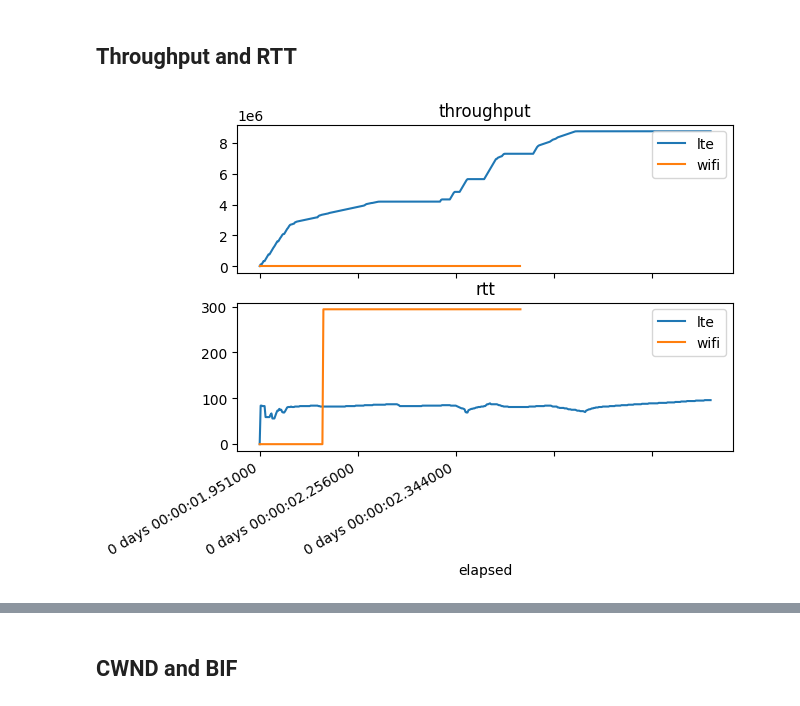
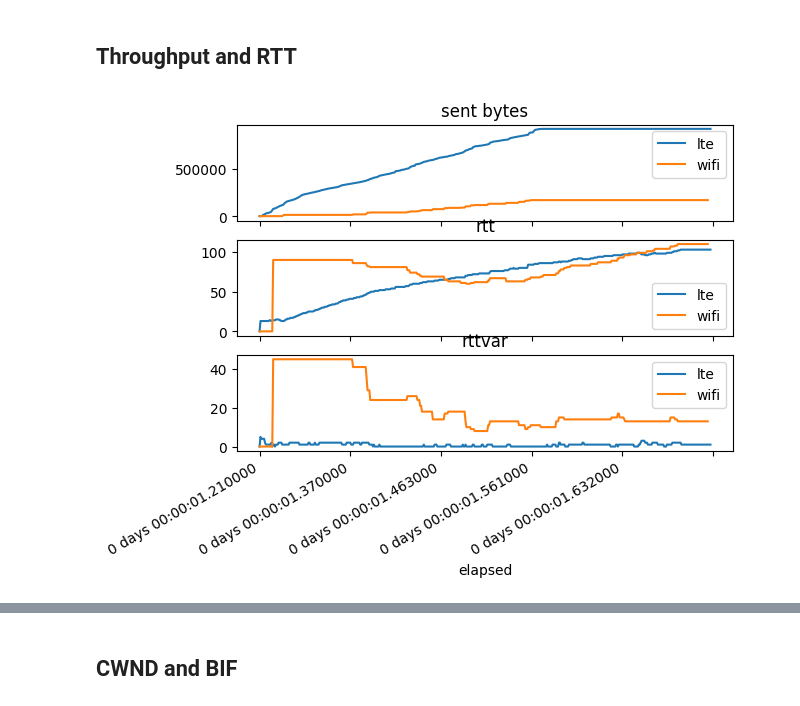
Before and after one commit to jglara/mpquic-rl, a Jupyter notebook: mpquic-analysis.ipynb, the cells around one changed output, grey strips where cells are left out. Saved outputs shown, nothing was run; the diff lists cells and outputs as text; code cells hidden in the pictures.

Commit message:
Added client stats

```diff
--- a/mpquic-analysis.ipynb
+++ b/mpquic-analysis.ipynb
@@ -54,21 +54,28 @@ stats.head()
 # %% [markdown]
 ## Throughput and RTT
 # %%
-figure,axis =plt.subplots(2,1)
+figure,axis =plt.subplots(3,1)
 
 
-stats[stats["path"] == "lte"]["sent_bits"].plot(label="lte",ax=axis[0])
-stats[stats["path"] == "wifi"]["sent_bits"].plot(label="wifi",ax=axis[0])
+stats[stats["path"] == "lte"]["sent_bytes"].plot(label="lte",ax=axis[0])
+stats[stats["path"] == "wifi"]["sent_bytes"].plot(label="wifi",ax=axis[0])
 axis[0].legend()
-axis[0].set_title("sent bits")
+axis[0].set_title("sent bytes")
 
 stats[stats["path"] == "lte"]["rtt"].plot(label="lte",ax=axis[1])
 stats[stats["path"] == "wifi"]["rtt"].plot(label="wifi",ax=axis[1])
 axis[1].set_title("rtt")
 axis[1].legend()
+
+stats[stats["path"] == "lte"]["rttvar"].plot(label="lte",ax=axis[2])
+stats[stats["path"] == "wifi"]["rttvar"].plot(label="wifi",ax=axis[2])
+axis[2].set_title("rttvar")
+axis[2].legend()
+
+
 plt.gcf().autofmt_xdate()
 # %% [output]
-[figure, old version]
+[figure, new version]
 # %%
 figure,axis =plt.subplots(2,1)
 
```
Also changed, not shown: parts of 19 cells of this notebook, 3 other files.
